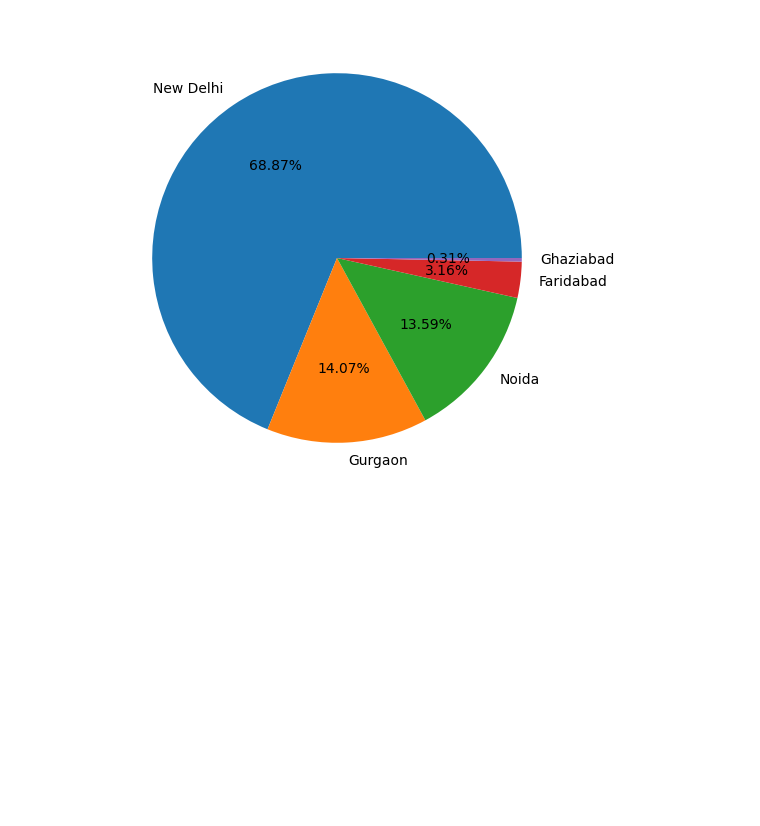
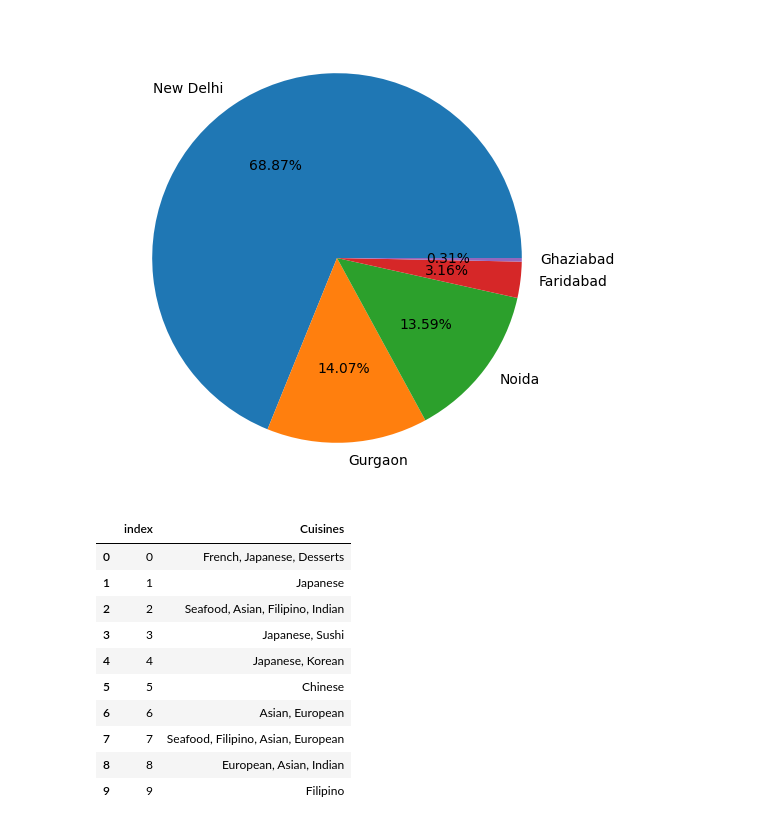
Before and after one commit to pankaj7322/EDA, a Jupyter notebook: zomato_dataset/EDA Analysis.ipynb, the cells around one changed output. Saved outputs shown, nothing was run; the diff lists cells and outputs as text; code cells hidden in the pictures; blank space fills up the shorter version.

```diff
--- a/zomato_dataset/EDA Analysis.ipynb
+++ b/zomato_dataset/EDA Analysis.ipynb
@@ -368,3 +368,19 @@ plt.pie(city_values[:5],labels = city_labels[:5],autopct ='%1.2f%%')
   Text(0.5957573682667329, -0.07122610585941394, '3.16%'),
   Text(0.5999706981848791, -0.005929698099289049, '0.31%')])
 [figure]
+# %%
+## The top 10 cuisines
+
+final_df['Cuisines'][:10].reset_index()
+# %% [output]
+|  | index | Cuisines |
+| 0 | 0 | French, Japanese, Desserts |
+| 1 | 1 | Japanese |
+| 2 | 2 | Seafood, Asian, Filipino, Indian |
+| 3 | 3 | Japanese, Sushi |
+| 4 | 4 | Japanese, Korean |
+| 5 | 5 | Chinese |
+| 6 | 6 | Asian, European |
+| 7 | 7 | Seafood, Filipino, Asian, European |
+| 8 | 8 | European, Asian, Indian |
+| 9 | 9 | Filipino |
```
Also changed, not shown: parts of 3 cells of this notebook.
